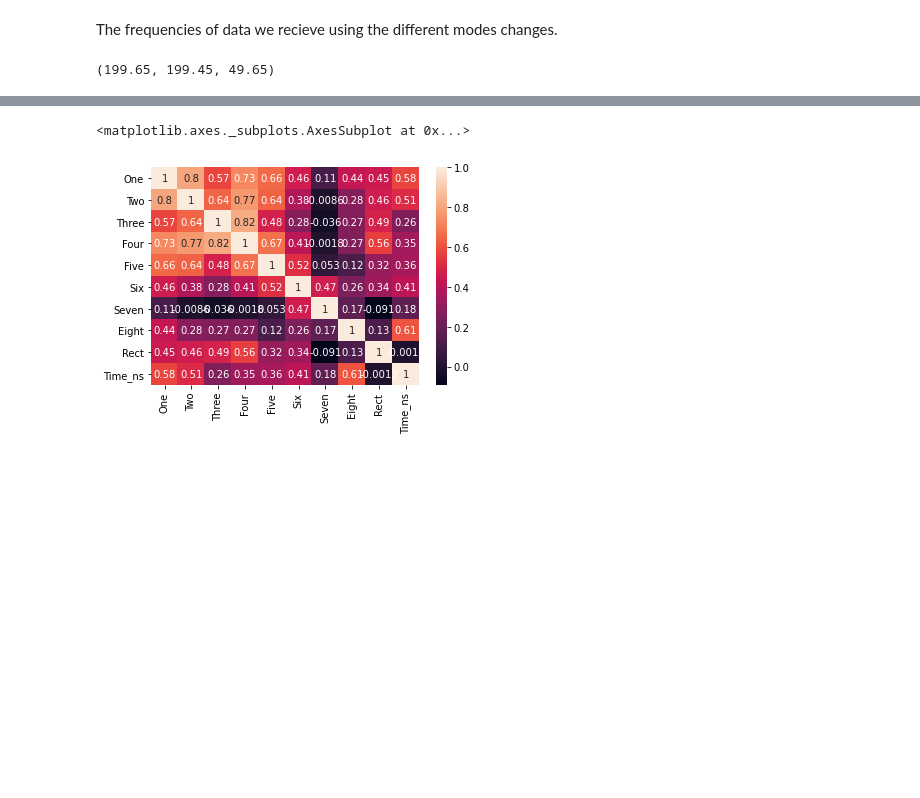
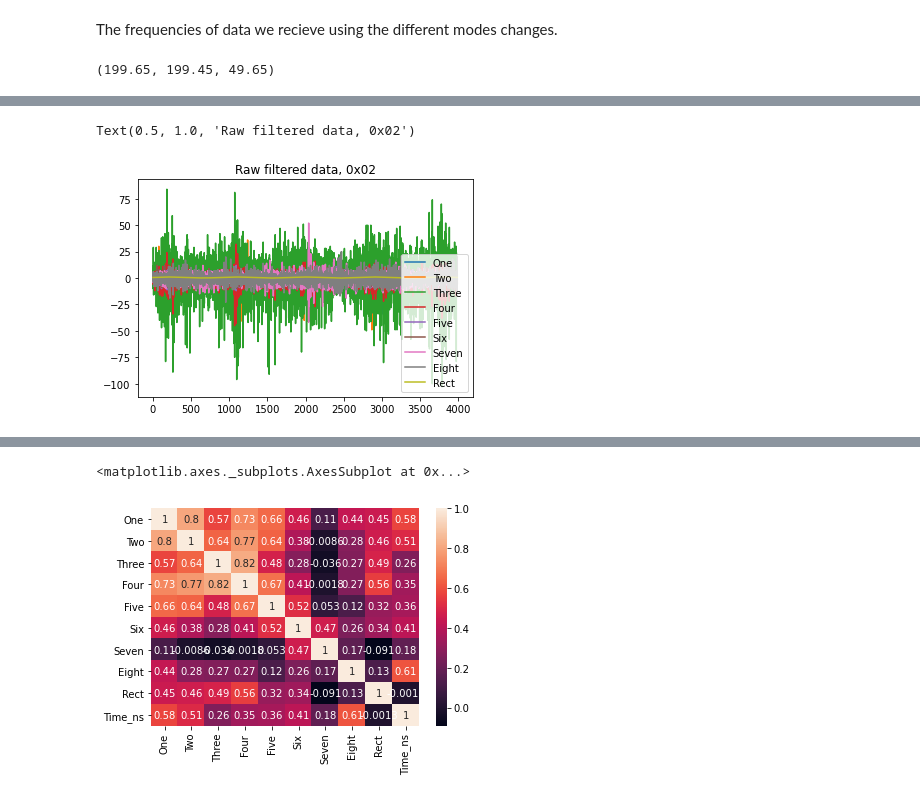
Before and after one commit to PerlinWarp/Neuro-Breakout, a Jupyter notebook: Notebooks/MyoModesCompared/MyoEMGPreprocessing.ipynb, the cells around one changed output, grey strips where cells are left out. Drawn from its saved outputs; the diff is of its cells as text; code cells hidden in the pictures; blank space fills up the shorter version.

```diff
--- a/Notebooks/MyoModesCompared/MyoEMGPreprocessing.ipynb
+++ b/Notebooks/MyoModesCompared/MyoEMGPreprocessing.ipynb
@@ -46,0 +56,6 @@ len(df_r)/20, len(df_rf)/20, len(df_f)/20
+# %%
+df_rf.drop("Time_ns",1).plot()
+plt.title('Raw filtered data, 0x02')
+# %% [output]
+Text(0.5, 1.0, 'Raw filtered data, 0x02')
+[figure, added]
```
Also changed, not shown: parts of 17 cells of this notebook, 7 other files.
